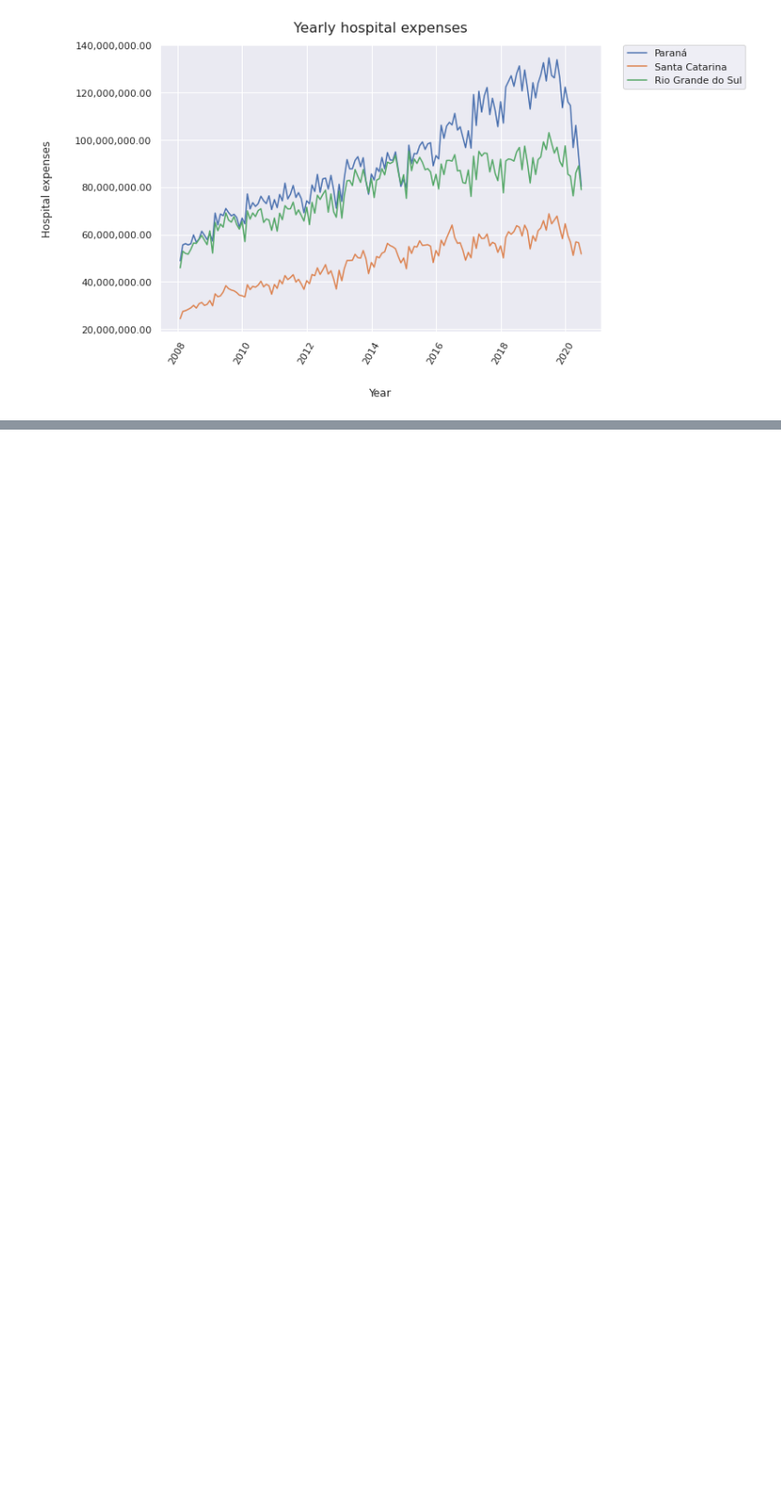
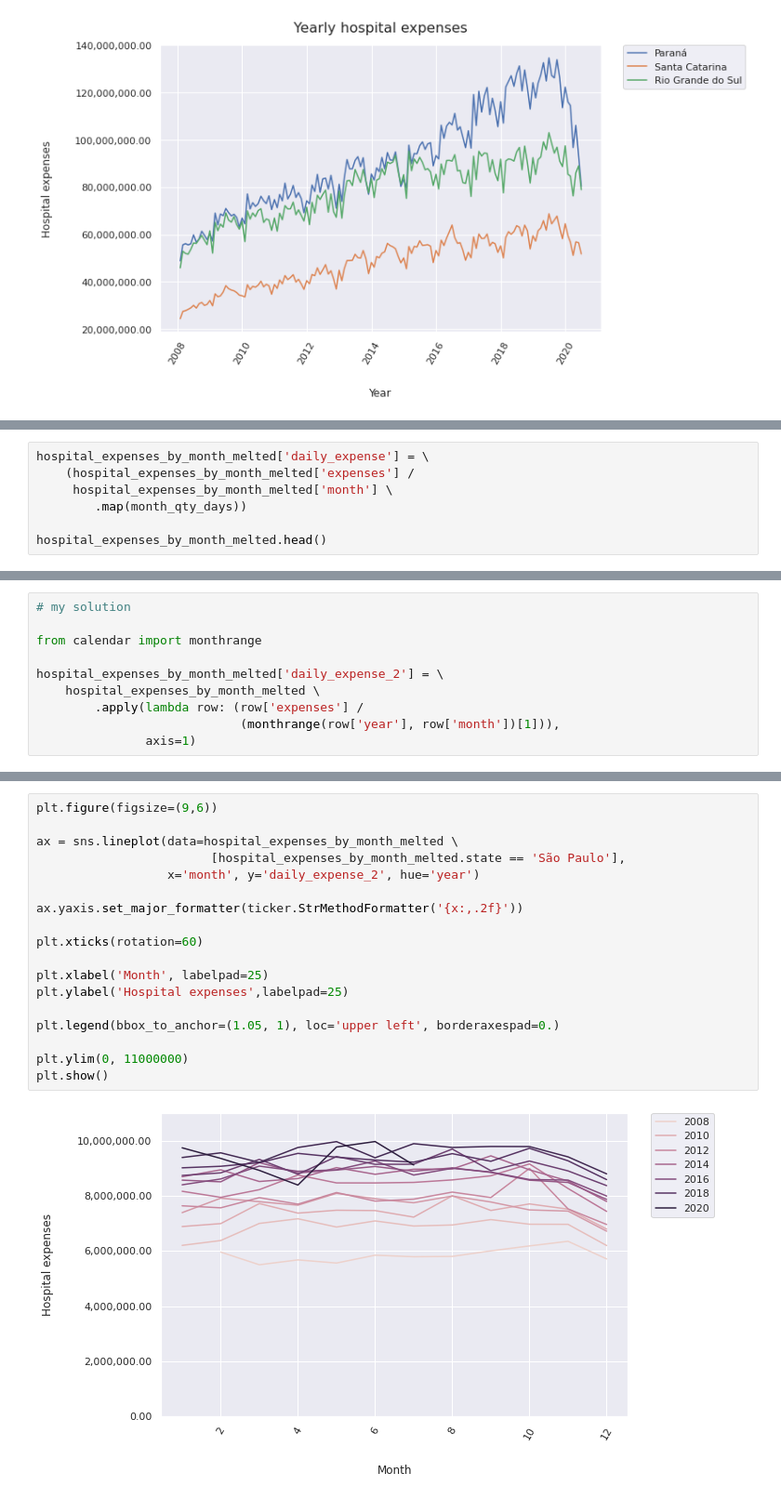
Before and after one commit to gabrielatrindade/alura-bootcamp, a Jupyter notebook: module2/lessons/hospital_expenses_sus_brazil_2.ipynb, the cells around one changed output, grey strips where cells are left out. Shown at 93% size. Drawn from its saved outputs; the diff is of its cells as text; blank space fills up the shorter version.

```diff
--- a/module2/lessons/hospital_expenses_sus_brazil_2.ipynb
+++ b/module2/lessons/hospital_expenses_sus_brazil_2.ipynb
@@ -1270,0 +1364,7 @@ plt.show()
+# %%
+hospital_expenses_by_month_melted['daily_expense'] = \
+    (hospital_expenses_by_month_melted['expenses'] /
+     hospital_expenses_by_month_melted['month'] \
+        .map(month_qty_days))
+
+hospital_expenses_by_month_melted.head()
@@ -1270,0 +1378,10 @@ plt.show()
+# %%
+# my solution
+
+from calendar import monthrange
+
+hospital_expenses_by_month_melted['daily_expense_2'] = \
+    hospital_expenses_by_month_melted \
+        .apply(lambda row: (row['expenses'] /
+                            (monthrange(row['year'], row['month'])[1])),
+               axis=1)
@@ -1270,0 +1408,20 @@ plt.show()
+# %%
+plt.figure(figsize=(9,6))
+
+ax = sns.lineplot(data=hospital_expenses_by_month_melted \
+                        [hospital_expenses_by_month_melted.state == 'São Paulo'],
+                  x='month', y='daily_expense_2', hue='year')
+
+ax.yaxis.set_major_formatter(ticker.StrMethodFormatter('{x:,.2f}'))
+
+plt.xticks(rotation=60)
+
+plt.xlabel('Month', labelpad=25)
+plt.ylabel('Hospital expenses',labelpad=25)
+
+plt.legend(bbox_to_anchor=(1.05, 1), loc='upper left', borderaxespad=0.)
+
+plt.ylim(0, 11000000)
+plt.show()
+# %% [output]
+[figure, added]
```
Also changed, not shown: parts of 22 cells of this notebook.
